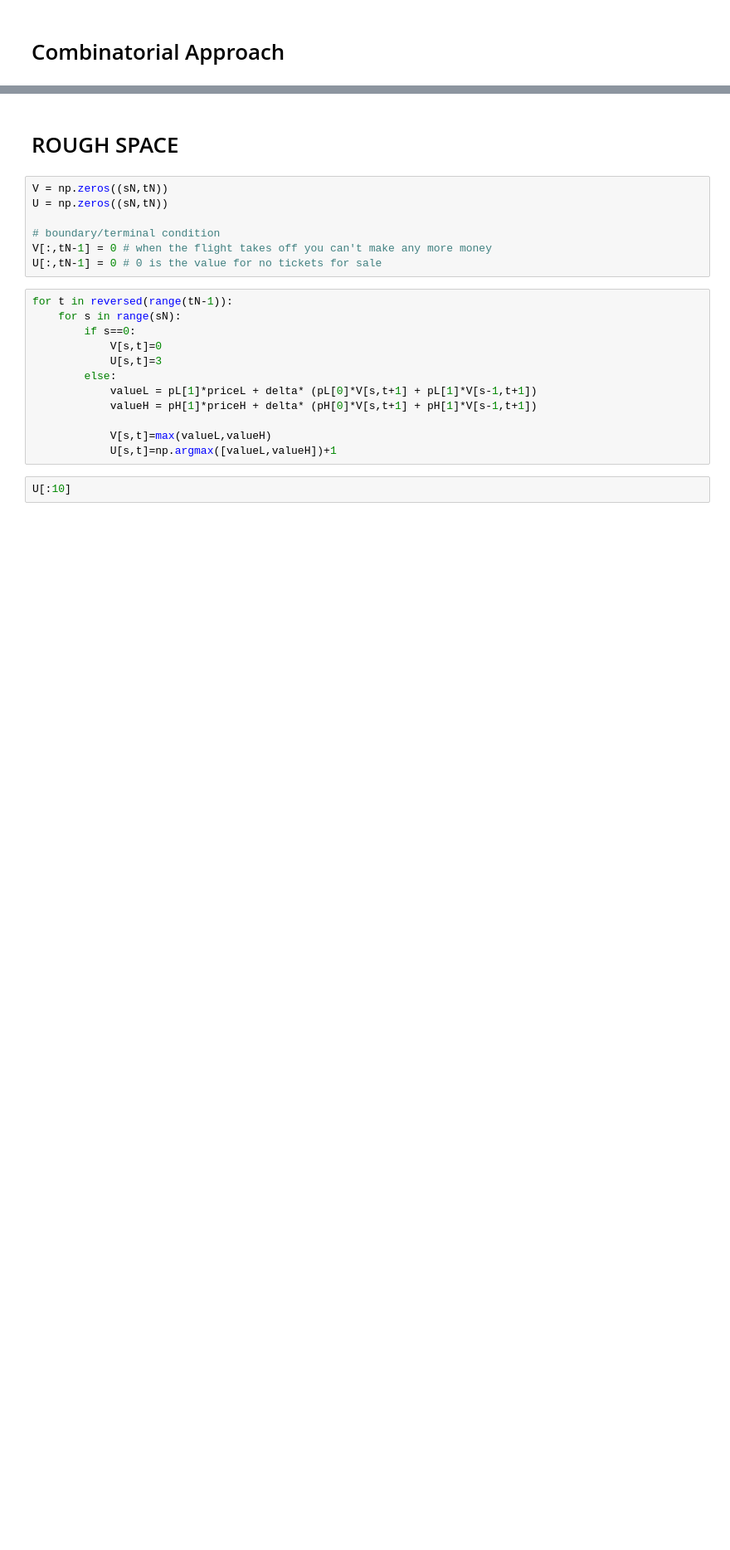
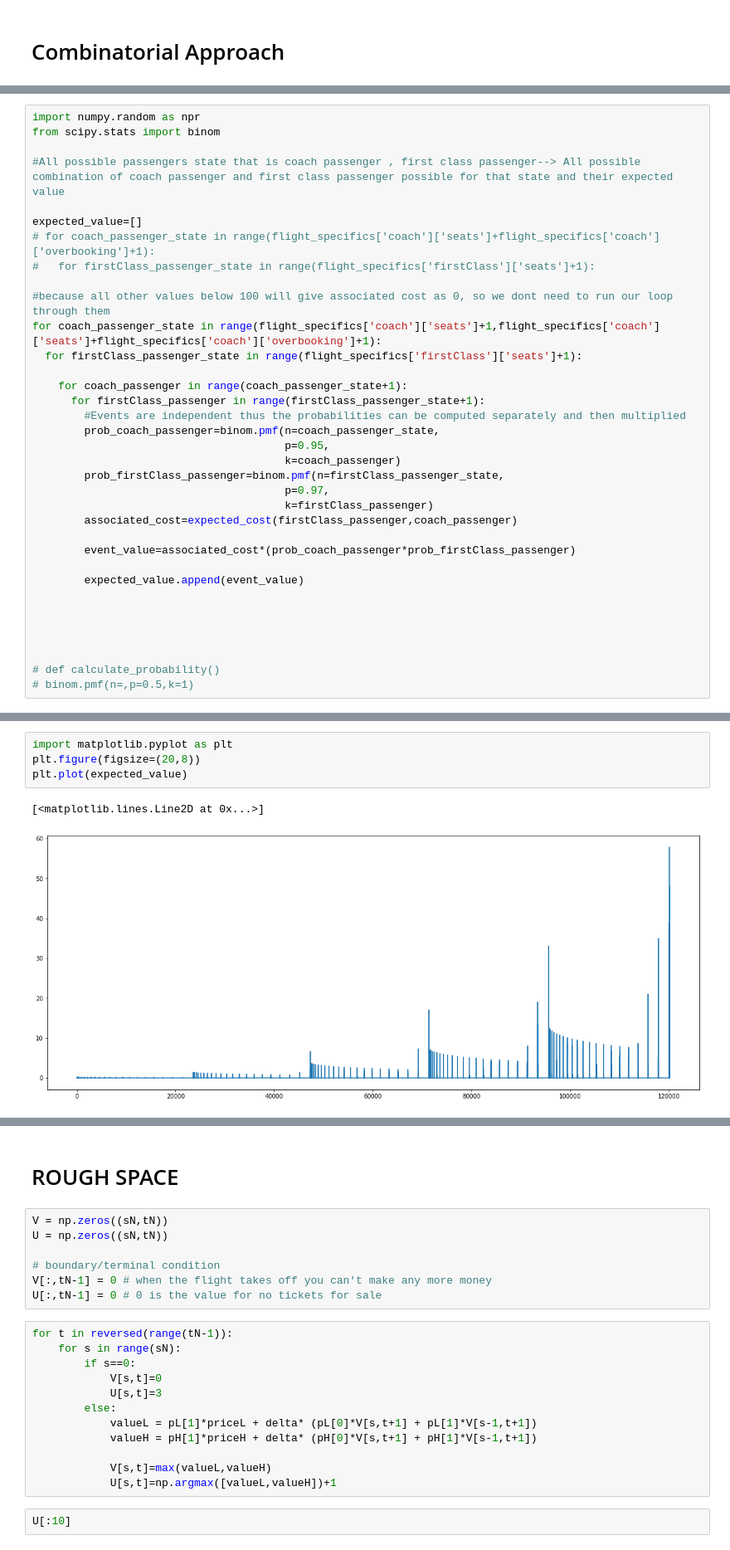
Before and after one commit to Shehzad-a/Optimization-Project-2, a Jupyter notebook: Project2_Optimization2_AirPriceBooking.ipynb, the cells around one changed output, grey strips where cells are left out. Shown at 83% size. Drawn from its saved outputs; the diff is of its cells as text; blank space fills up the shorter version.

Commit message:
UpdatedVersion with associated codes

```diff
--- a/Project2_Optimization2_AirPriceBooking.ipynb
+++ b/Project2_Optimization2_AirPriceBooking.ipynb
@@ -292,0 +287,35 @@ for
+# %%
+import numpy.random as npr
+from scipy.stats import binom
+
+#All possible passengers state that is coach passenger , first class passenger--> All possible combination of coach passenger and first class passenger possible for that state and their expected value
+
+expected_value=[]
+# for coach_passenger_state in range(flight_specifics['coach']['seats']+flight_specifics['coach']['overbooking']+1):
+#   for firstClass_passenger_state in range(flight_specifics['firstClass']['seats']+1):
+
+#because all other values below 100 will give associated cost as 0, so we dont need to run our loop through them
+for coach_passenger_state in range(flight_specifics['coach']['seats']+1,flight_specifics['coach']['seats']+flight_specifics['coach']['overbooking']+1):
+  for firstClass_passenger_state in range(flight_specifics['firstClass']['seats']+1):
+
+    for coach_passenger in range(coach_passenger_state+1):
+      for firstClass_passenger in range(firstClass_passenger_state+1):
+        #Events are independent thus the probabilities can be computed separately and then multiplied
+        prob_coach_passenger=binom.pmf(n=coach_passenger_state,
+                                       p=0.95,
+                                       k=coach_passenger)
+        prob_firstClass_passenger=binom.pmf(n=firstClass_passenger_state,
+                                       p=0.97,
+                                       k=firstClass_passenger)
+        associated_cost=expected_cost(firstClass_passenger,coach_passenger)
+
+        event_value=associated_cost*(prob_coach_passenger*prob_firstClass_passenger)
+
+        expected_value.append(event_value)
+
+
+
+
+
+# def calculate_probability()
+# binom.pmf(n=,p=0.5,k=1)
@@ -292,0 +537,7 @@ for
+# %%
+import matplotlib.pyplot as plt
+plt.figure(figsize=(20,8))
+plt.plot(expected_value)
+# %% [output]
+[<matplotlib.lines.Line2D at 0x...>]
+[figure, added]
```
Also changed, not shown: parts of 20 cells of this notebook.
